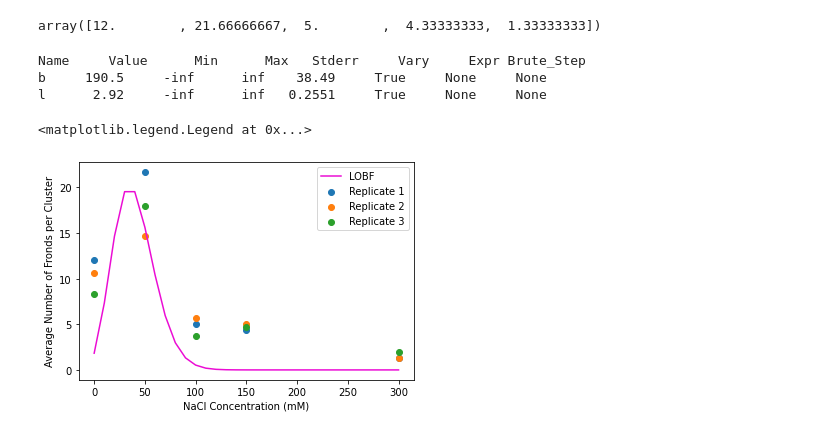
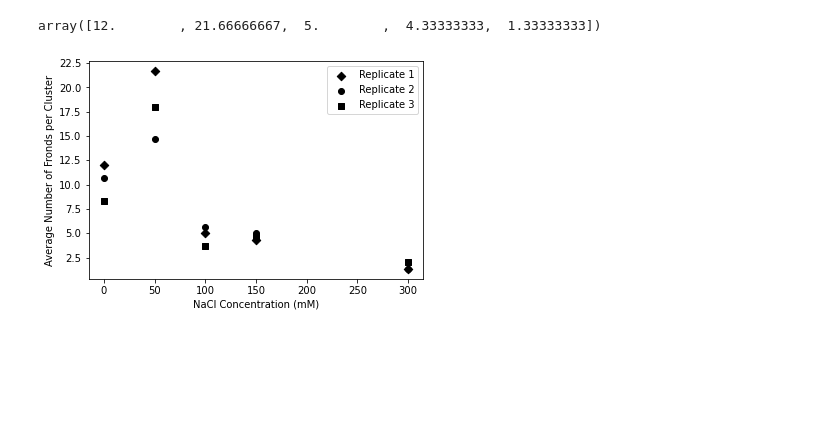
Before and after one commit to mtscott321/duckweed_data_analysis, a Jupyter notebook: 41661_ecotoxicology.ipynb, the cells around one changed output. Cells and saved outputs as stored; diff of their text form; code cells hidden in the pictures; blank space fills up the shorter version.

Commit message:
adding figures and updating analysis scripts

```diff
--- a/41661_ecotoxicology.ipynb
+++ b/41661_ecotoxicology.ipynb
@@ -699,37 +731,15 @@ conc_num_fronds
 # %% [output]
 array([12.        , 21.66666667,  5.        ,  4.33333333,  1.33333333])
 # %%
+shapes = ['D', 'o', 's']
 for i in range(3):
     vals = np.array(list(conc_num_fronds.values()))
-    plt.scatter(list(conc_num_fronds.keys()), vals[:,i], label = "Replicate %i" %(i+1))
+    plt.scatter(list(conc_num_fronds.keys()), vals[:,i], label = "Replicate %i" %(i+1), marker = shapes[i], color = "black")
 
 plt.xlabel("NaCl Concentration (mM)")
 plt.ylabel("Average Number of Fronds per Cluster")
-y = np.array([sum(arr)/3 for arr in vals])
-x = np.array(list(conc_num_fronds.keys()))
-
-def residual(params, x, y):
-    def f(x):
-        l = params['l']
-        return params['b']*np.array([(l**(i/10)*(math.e**(-l)))/math.factorial(i/10) for i in x])
-    yval = f(x)
-    errs = [abs((a-b)) for a, b in zip(y, yval)]
-    return errs
-
-p = Parameters()
-p.add('l', value = 4 )
-p.add('b', value = 100)
-result = minimize(residual,p,args=(x,y))
-result.params.pretty_print()
-
-xvals = np.linspace(0,300, 31)
-l = p['l']
-plt.plot(xvals, p['b']*np.array([(l**(i/10)*(math.e**(-l)))/math.factorial(i/10) for i in xvals]), label = "LOBF", c = "#eb0cd4")
 plt.legend()
+plt.savefig("ecotox_fronds_per_clus_vs_conc.jpg")
 # %% [output]
-Name     Value      Min      Max   Stderr     Vary     Expr Brute_Step
-b     190.5     -inf      inf    38.49     True     None     None
-l      2.92     -inf      inf   0.2551     True     None     None
-<matplotlib.legend.Legend at 0x...>
-[figure, old version]
+[figure, new version]
 # %%
```
Also changed, not shown: parts of 5 cells of this notebook, 7 other files.
